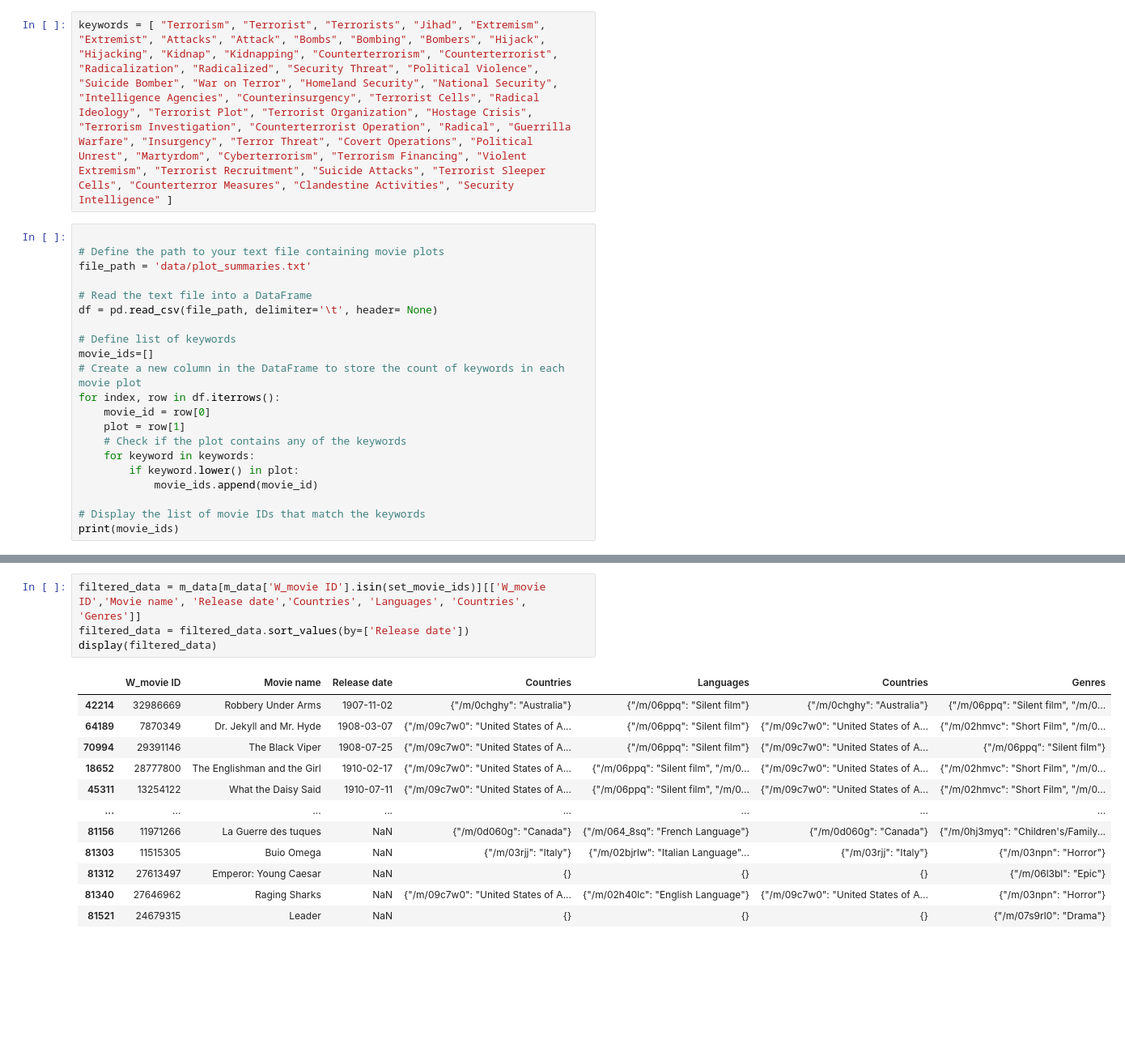
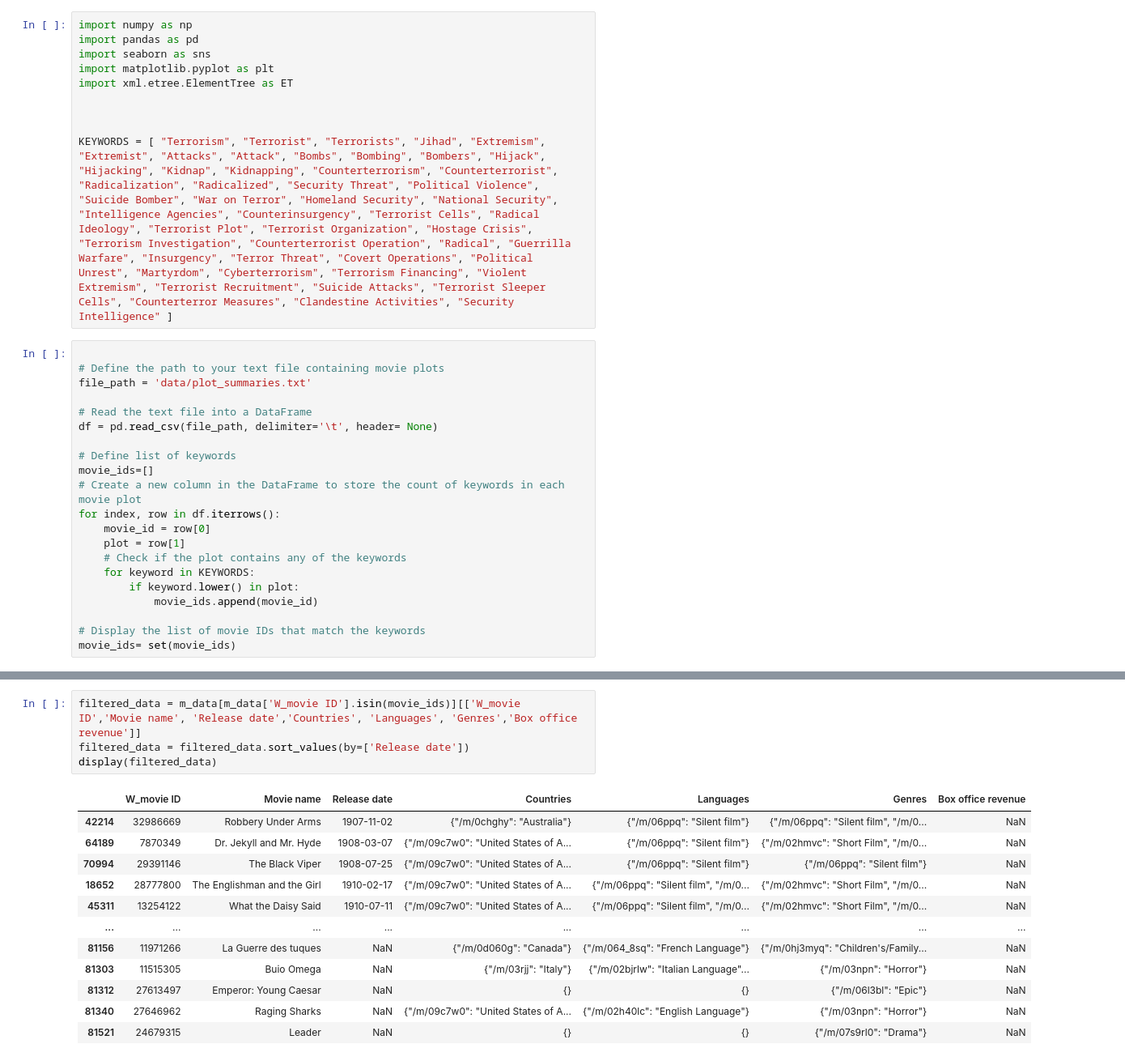
Before and after one commit to epfl-ada/ada-2023-project-boat2023, a Jupyter notebook: projectADA.ipynb, the cells around one changed output, grey strips where cells are left out. Shown at 81% size. Saved outputs shown, nothing was run; the diff lists cells and outputs as text; blank space fills up the shorter version.

```diff
--- a/projectADA.ipynb
+++ b/projectADA.ipynb
@@ -14,5 +5,13 @@ Filter the terrorism related movies
 # %%
-keywords = [ "Terrorism", "Terrorist", "Terrorists", "Jihad", "Extremism", "Extremist", "Attacks", "Attack", "Bombs", "Bombing", "Bombers", "Hijack", "Hijacking", "Kidnap", "Kidnapping", "Counterterrorism", "Counterterrorist", "Radicalization", "Radicalized", "Security Threat", "Political Violence", "Suicide Bomber", "War on Terror", "Homeland Security", "National Security", "Intelligence Agencies", "Counterinsurgency", "Terrorist Cells", "Radical Ideology", "Terrorist Plot", "Terrorist Organization", "Hostage Crisis", "Terrorism Investigation", "Counterterrorist Operation", "Radical", "Guerrilla Warfare", "Insurgency", "Terror Threat", "Covert Operations", "Political Unrest", "Martyrdom", "Cyberterrorism", "Terrorism Financing", "Violent Extremism", "Terrorist Recruitment", "Suicide Attacks", "Terrorist Sleeper Cells", "Counterterror Measures", "Clandestine Activities", "Security Intelligence" ]
+import numpy as np
+import pandas as pd
+import seaborn as sns
+import matplotlib.pyplot as plt
+import xml.etree.ElementTree as ET
+
+
+
+KEYWORDS = [ "Terrorism", "Terrorist", "Terrorists", "Jihad", "Extremism", "Extremist", "Attacks", "Attack", "Bombs", "Bombing", "Bombers", "Hijack", "Hijacking", "Kidnap", "Kidnapping", "Counterterrorism", "Counterterrorist", "Radicalization", "Radicalized", "Security Threat", "Political Violence", "Suicide Bomber", "War on Terror", "Homeland Security", "National Security", "Intelligence Agencies", "Counterinsurgency", "Terrorist Cells", "Radical Ideology", "Terrorist Plot", "Terrorist Organization", "Hostage Crisis", "Terrorism Investigation", "Counterterrorist Operation", "Radical", "Guerrilla Warfare", "Insurgency", "Terror Threat", "Covert Operations", "Political Unrest", "Martyrdom", "Cyberterrorism", "Terrorism Financing", "Violent Extremism", "Terrorist Recruitment", "Suicide Attacks", "Terrorist Sleeper Cells", "Counterterror Measures", "Clandestine Activities", "Security Intelligence" ]
 # %%
 
 # Define the path to your text file containing movie plots
@@ -28,9 +27,9 @@ for index, row in df.iterrows():
     movie_id = row[0]
     plot = row[1]
     # Check if the plot contains any of the keywords
-    for keyword in keywords:
+    for keyword in KEYWORDS:
         if keyword.lower() in plot:
             movie_ids.append(movie_id)
 
 # Display the list of movie IDs that match the keywords
-print(movie_ids)
+movie_ids= set(movie_ids)
@@ -46,22 +40,22 @@ set_movie_ids = set(movie_ids)
 m_column_names = ['W_movie ID', 'F_movie ID', 'Movie name', 'Release date', 'Box office revenue', 'Runtime', 'Languages', 'Countries', 'Genres']
 m_data = pd.read_csv('data/movie.metadata.tsv', delimiter= '\t',on_bad_lines='skip', names=m_column_names, header=0)
 # %%
-filtered_data = m_data[m_data['W_movie ID'].isin(set_movie_ids)][['W_movie ID','Movie name', 'Release date','Countries', 'Languages', 'Countries', 'Genres']]
+filtered_data = m_data[m_data['W_movie ID'].isin(movie_ids)][['W_movie ID','Movie name', 'Release date','Countries', 'Languages', 'Genres','Box office revenue']]
 filtered_data = filtered_data.sort_values(by=['Release date'])
 display(filtered_data)
 # %% [output]
-|  | W_movie ID | Movie name | Release date | Countries | Languages | Countries | Genres |
-| 42214 | 32986669 | Robbery Under Arms | 1907-11-02 | {"/m/0chghy": "Australia"} | {"/m/06ppq": "Silent film"} | {"/m/0chghy": "Australia"} | {"/m/06ppq": "Silent film", "/m/0... |
-| 64189 | 7870349 | Dr. Jekyll and Mr. Hyde | 1908-03-07 | {"/m/09c7w0": "United States of A... | {"/m/06ppq": "Silent film"} | {"/m/09c7w0": "United States of A... | {"/m/02hmvc": "Short Film", "/m/0... |
-| 70994 | 29391146 | The Black Viper | 1908-07-25 | {"/m/09c7w0": "United States of A... | {"/m/06ppq": "Silent film"} | {"/m/09c7w0": "United States of A... | {"/m/06ppq": "Silent film"} |
-| 18652 | 28777800 | The Englishman and the Girl | 1910-02-17 | {"/m/09c7w0": "United States of A... | {"/m/06ppq": "Silent film", "/m/0... | {"/m/09c7w0": "United States of A... | {"/m/02hmvc": "Short Film", "/m/0... |
-| 45311 | 13254122 | What the Daisy Said | 1910-07-11 | {"/m/09c7w0": "United States of A... | {"/m/06ppq": "Silent film", "/m/0... | {"/m/09c7w0": "United States of A... | {"/m/02hmvc": "Short Film", "/m/0... |
+|  | W_movie ID | Movie name | Release date | Countries | Languages | Genres | Box office revenue |
+| 42214 | 32986669 | Robbery Under Arms | 1907-11-02 | {"/m/0chghy": "Australia"} | {"/m/06ppq": "Silent film"} | {"/m/06ppq": "Silent film", "/m/0... | NaN |
+| 64189 | 7870349 | Dr. Jekyll and Mr. Hyde | 1908-03-07 | {"/m/09c7w0": "United States of A... | {"/m/06ppq": "Silent film"} | {"/m/02hmvc": "Short Film", "/m/0... | NaN |
+| 70994 | 29391146 | The Black Viper | 1908-07-25 | {"/m/09c7w0": "United States of A... | {"/m/06ppq": "Silent film"} | {"/m/06ppq": "Silent film"} | NaN |
+| 18652 | 28777800 | The Englishman and the Girl | 1910-02-17 | {"/m/09c7w0": "United States of A... | {"/m/06ppq": "Silent film", "/m/0... | {"/m/02hmvc": "Short Film", "/m/0... | NaN |
+| 45311 | 13254122 | What the Daisy Said | 1910-07-11 | {"/m/09c7w0": "United States of A... | {"/m/06ppq": "Silent film", "/m/0... | {"/m/02hmvc": "Short Film", "/m/0... | NaN |
 | ... | ... | ... | ... | ... | ... | ... | ... |
-| 81156 | 11971266 | La Guerre des tuques | NaN | {"/m/0d060g": "Canada"} | {"/m/064_8sq": "French Language"} | {"/m/0d060g": "Canada"} | {"/m/0hj3myq": "Children's/Family... |
-| 81303 | 11515305 | Buio Omega | NaN | {"/m/03rjj": "Italy"} | {"/m/02bjrlw": "Italian Language"... | {"/m/03rjj": "Italy"} | {"/m/03npn": "Horror"} |
-| 81312 | 27613497 | Emperor: Young Caesar | NaN | {} | {} | {} | {"/m/06l3bl": "Epic"} |
-| 81340 | 27646962 | Raging Sharks | NaN | {"/m/09c7w0": "United States of A... | {"/m/02h40lc": "English Language"} | {"/m/09c7w0": "United States of A... | {"/m/03npn": "Horror"} |
-| 81521 | 24679315 | Leader | NaN | {} | {} | {} | {"/m/07s9rl0": "Drama"} |
+| 81156 | 11971266 | La Guerre des tuques | NaN | {"/m/0d060g": "Canada"} | {"/m/064_8sq": "French Language"} | {"/m/0hj3myq": "Children's/Family... | NaN |
+| 81303 | 11515305 | Buio Omega | NaN | {"/m/03rjj": "Italy"} | {"/m/02bjrlw": "Italian Language"... | {"/m/03npn": "Horror"} | NaN |
+| 81312 | 27613497 | Emperor: Young Caesar | NaN | {} | {} | {"/m/06l3bl": "Epic"} | NaN |
+| 81340 | 27646962 | Raging Sharks | NaN | {"/m/09c7w0": "United States of A... | {"/m/02h40lc": "English Language"} | {"/m/03npn": "Horror"} | NaN |
+| 81521 | 24679315 | Leader | NaN | {} | {} | {"/m/07s9rl0": "Drama"} | NaN |
 8626 rows × 7 columns
 # %%
 filtered_data['Release year'] = filtered_data['Release date'].str[:4]
```
Also changed, not shown: parts of 16 cells of this notebook.
